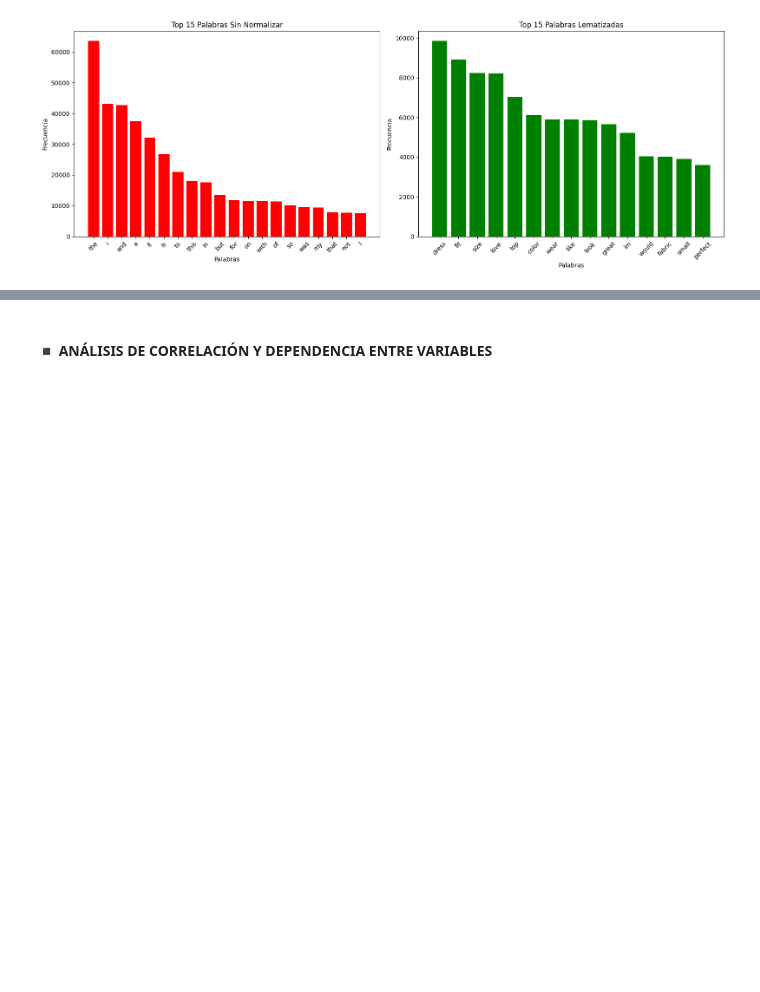
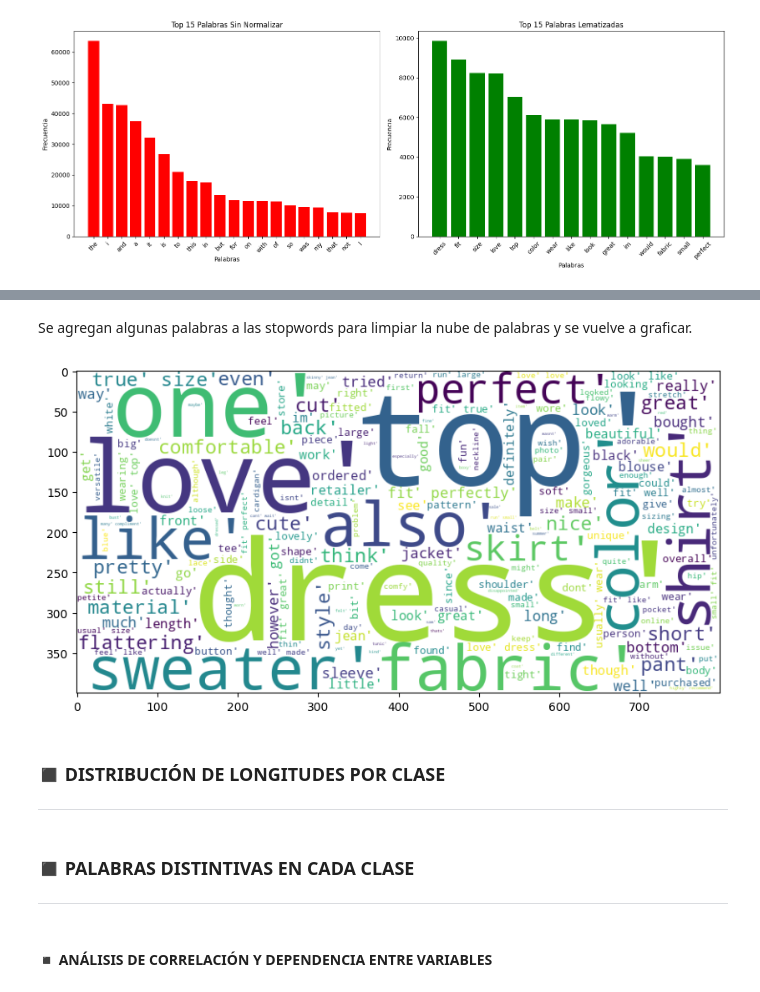
Before and after one commit to eugeinga/CODER-DataScienceIII, a Jupyter notebook: proyecto_final_ingaramo.ipynb, the cells around one changed output, grey strips where cells are left out. Cells and saved outputs as stored; diff of their text form; code cells hidden in the pictures; blank space fills up the shorter version.

```diff
--- a/proyecto_final_ingaramo.ipynb
+++ b/proyecto_final_ingaramo.ipynb
@@ -1297,3 +528,24 @@ Dimensiones del dataset luego de la remoción de outliers:  (5290, 13)
+# %% [markdown]
+Se agregan algunas palabras a las stopwords para limpiar la nube de palabras y se vuelve a graficar.
+# %%
+stop_words.extend(['wear','dress','would','one']) # Agrega algunas palabras a las stopwords
+# %%
+text_lematizado = ' '.join(df['Review_lematizacion'].fillna('').astype(str))  # Se crea una nueva wordcloud con el texto lematizado removiendo stopwords
+wordcloud = WordCloud(width=800, height=400, background_color='white', stopwords=stop_words).generate(text_lematizado)
+
+plt.figure(figsize=(10, 5))
+plt.imshow(wordcloud, interpolation='bilinear')
+spine.set_edgecolor('gray')
+spine.set_linewidth(2)
+plt.show()
+# %% [output]
+[figure, added]
+# %% [markdown]
+### **◼️ DISTRIBUCIÓN DE LONGITUDES POR CLASE**
+----
+# %% [markdown]
+### **◼️ PALABRAS DISTINTIVAS EN CADA CLASE**
+----
 # %% [markdown]
 #### **◾ ANÁLISIS DE CORRELACIÓN Y DEPENDENCIA ENTRE VARIABLES**
 # %% [markdown]
```
Also changed, not shown: parts of 132 cells of this notebook.
